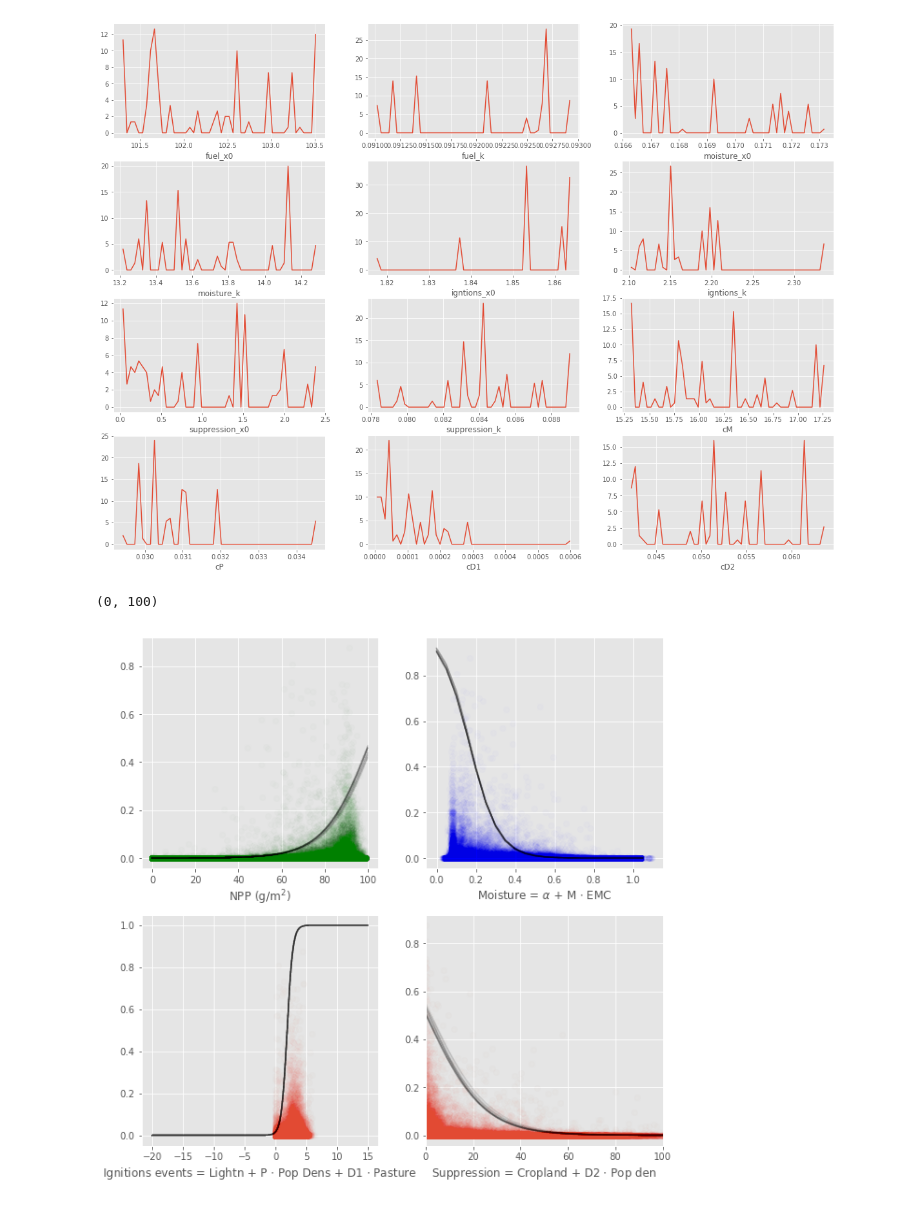
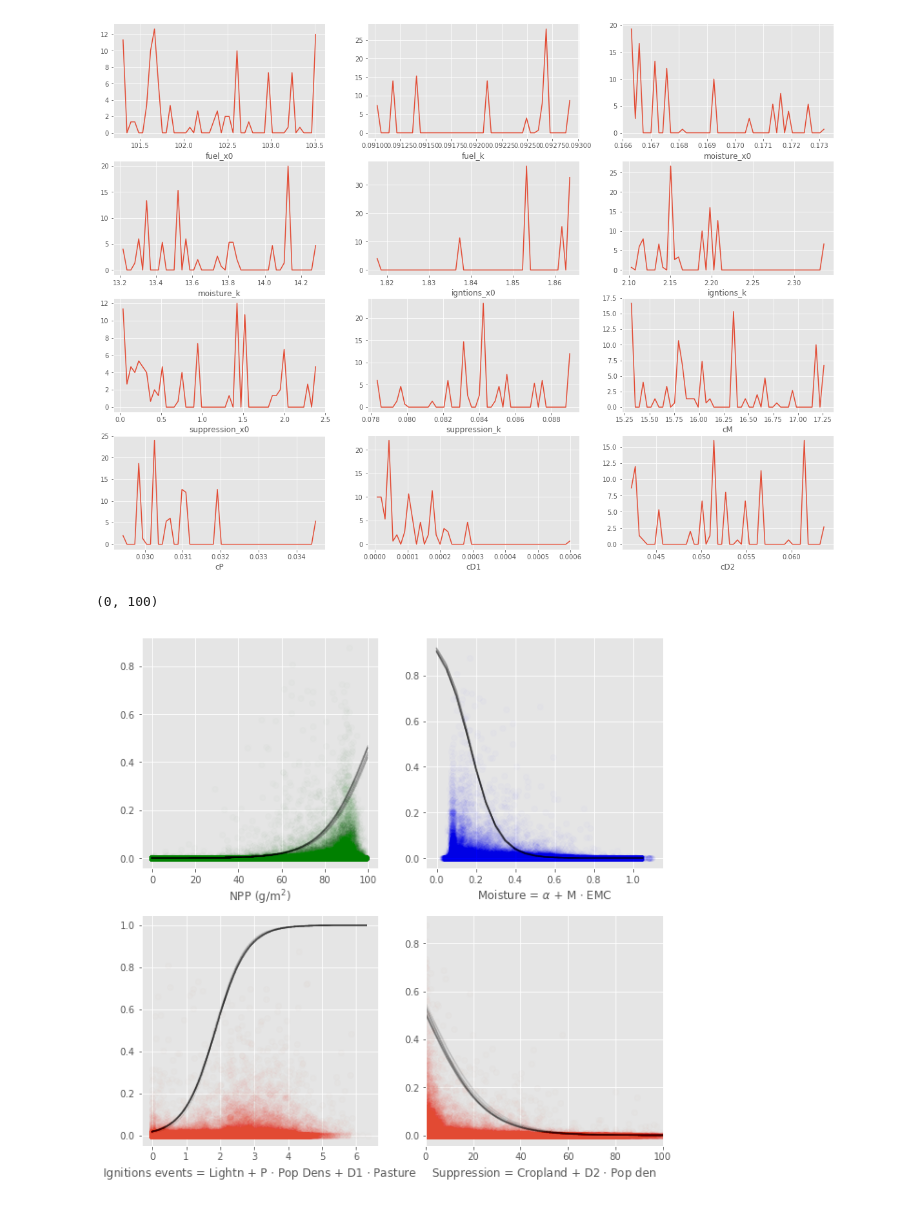
Before and after one commit to rhyswhitley/fire_limitation, a Jupyter notebook: notebooks/bayesian_inference.ipynb, the cells around one changed output. Drawn from its saved outputs; the diff is of its cells as text; code cells hidden in the pictures.

```diff
--- a/notebooks/bayesian_inference.ipynb
+++ b/notebooks/bayesian_inference.ipynb
@@ -469,7 +469,7 @@ f_ignite = ignition(fd["lightning_ignitions"].values, \
 pltVsFire(f_ignite, "Ignitions events = Lightn + P $\cdot$ Pop Dens + D1 $\cdot$ Pasture")
 
 ## Line of best fit
-Ignite = np.arange(-20, 15, 0.1)
+Ignite = np.arange(0.0, f_ignite.max(), 0.05)
 #Ignite = np.exp(Ignite)
 #=Ignite = np.arange(0.0, 10000, 1)
 r_Ignite = randomParam(Ignite, 'igntions_x0', 'igntions_k')
@@ -477,34 +477,34 @@ r_Ignite = randomParam(Ignite, 'igntions_x0', 'igntions_k')
 #Ignite = np.exp(Ignite)
 for r in r_Ignite: plt.plot(Ignite, r, 'k', alpha=.01)
 
 #plt.plot(Ignite, yay, 'red')
 
 
 ## cfg plot
 #plt.xscale('log')
 #plt.xlim(0,15)
 
 ####################
 ## Suppression    ##
 ####################
 plt.subplot(2, 2, 4)
 #scatter plot
 cD2 = np.mean(vals['cD2'])
 f_suppression = supression(fd["cropland"].values, \
                            fd["population_density"].values, \
                            cD2)
 
 pltVsFire(f_suppression, "Suppression = Cropland + D2 $\cdot$ Pop den")
 
 # Line of best fit
 Suppress = np.arange(0, 100, 0.01)
 r_suppression = randomParam(Suppress, 'suppression_x0', 'suppression_k', -1.0)
 for r in r_suppression: plt.plot(Suppress, r, 'k', alpha=.01)
 
 plt.xlim(0, 100)
 # %% [output]
 (0, 100)
-[figure, old version]
+[figure, new version]
 # %%
 ####################
 ## mod vs obs     ##
```
